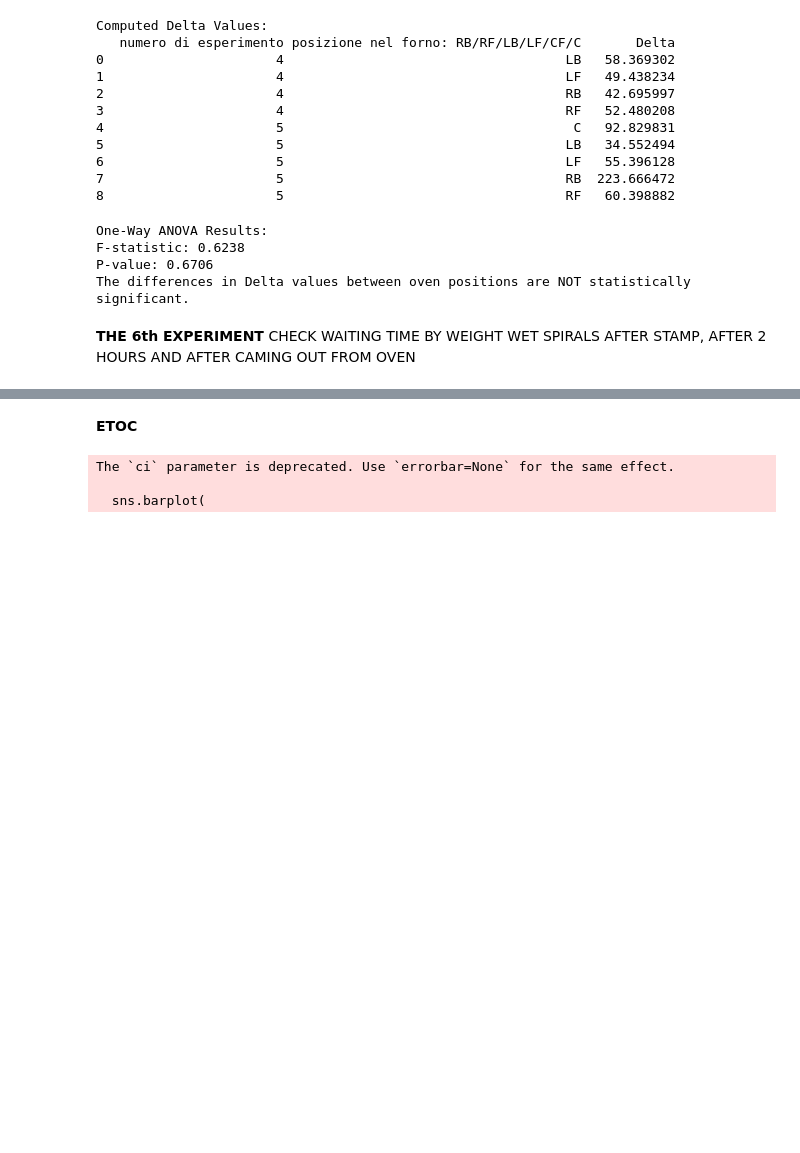
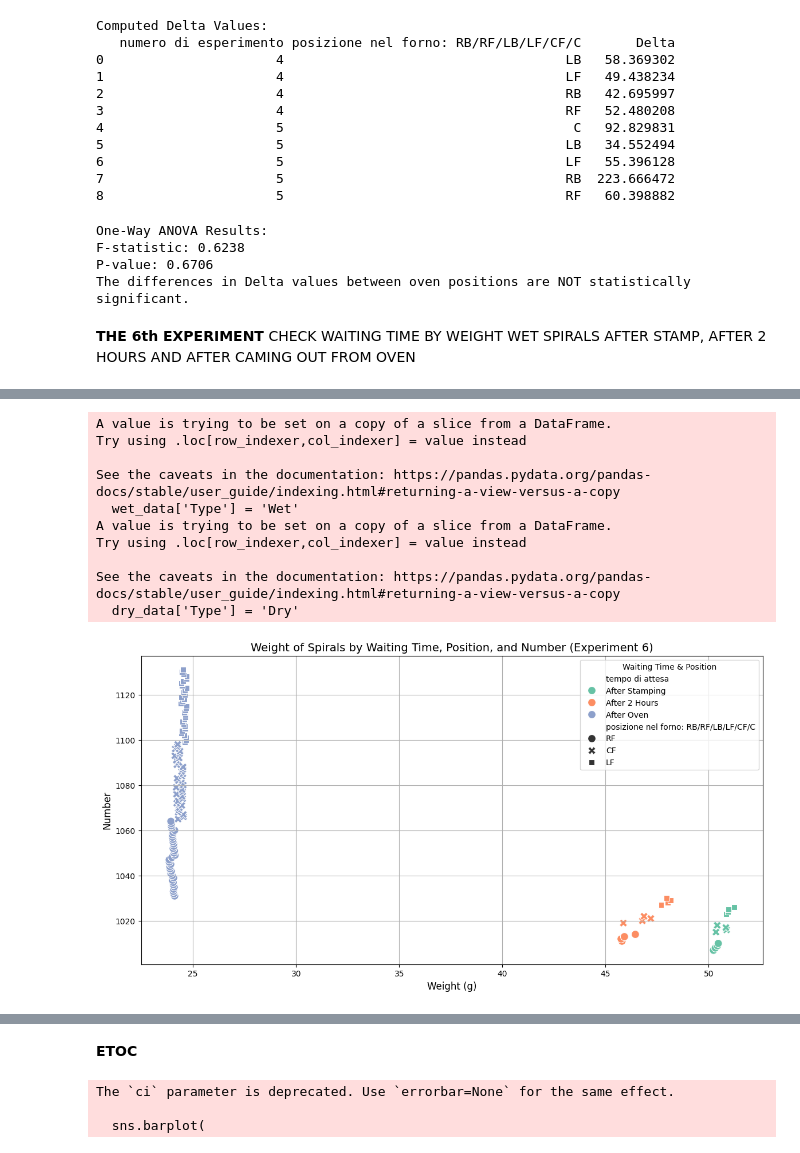
Before and after one commit to MaliheDahmardeh/ZB, a Jupyter notebook: ZB.ipynb, the cells around one changed output, grey strips where cells are left out. Saved outputs shown, nothing was run; the diff lists cells and outputs as text; code cells hidden in the pictures; blank space fills up the shorter version.

```diff
--- a/ZB.ipynb
+++ b/ZB.ipynb
@@ -978,0 +1071,56 @@ The differences in Delta values between oven positions are NOT statistically sig
+# %%
+import pandas as pd
+import matplotlib.pyplot as plt
+import seaborn as sns
+
+# Filter valid rows for Experiment 6
+experiment_6_data = data[data['numero di esperimento'] == 6]
+
+# Clean the 'tempo di attesa' column
+valid_time_values = ['prima', 'dopo 2 ore', 'dopo forno']
+experiment_6_data = experiment_6_data[experiment_6_data['tempo di attesa'].isin(valid_time_values)]
+
+# Map 'tempo di attesa' to readable labels
+time_mapping = {'prima': 'After Stamping', 'dopo 2 ore': 'After 2 Hours', 'dopo forno': 'After Oven'}
+experiment_6_data['tempo di attesa'] = experiment_6_data['tempo di attesa'].map(time_mapping)
+
+# Extract relevant columns for plotting
+wet_data = experiment_6_data[['number', 'peso spirale umida', 'tempo di attesa', 'posizione nel forno: RB/RF/LB/LF/CF/C']]
+dry_data = experiment_6_data[['number', 'peso spirale secca', 'tempo di attesa', 'posizione nel forno: RB/RF/LB/LF/CF/C']]
+
+# Combine wet and dry data for scatter plot
+wet_data['Type'] = 'Wet'
+dry_data['Type'] = 'Dry'
+wet_data = wet_data.rename(columns={'peso spirale umida': 'Weight'})
+dry_data = dry_data.rename(columns={'peso spirale secca': 'Weight'})
+combined_data = pd.concat([wet_data, dry_data])
+
+# Scatter plot of weights
+plt.figure(figsize=(14, 7))
+sns.scatterplot(
+    data=combined_data,
+    x='Weight',
+    y='number',
+    style='posizione nel forno: RB/RF/LB/LF/CF/C',
+    hue='tempo di attesa',
+    palette='Set2',
+    s=100
+)
+plt.title('Weight of Spirals by Waiting Time, Position, and Number (Experiment 6)', fontsize=14)
+plt.xlabel('Weight (g)', fontsize=12)
+plt.ylabel('Number', fontsize=12)
+plt.legend(title='Waiting Time & Position', fontsize=10)
+plt.grid(True)
+plt.show()
+# %% [output]
+A value is trying to be set on a copy of a slice from a DataFrame.
+Try using .loc[row_indexer,col_indexer] = value instead
+
+See the caveats in the documentation: https://pandas.pydata.org/pandas-docs/stable/user_guide/indexing.html#returning-a-view-versus-a-copy
+  wet_data['Type'] = 'Wet'
+A value is trying to be set on a copy of a slice from a DataFrame.
+Try using .loc[row_indexer,col_indexer] = value instead
+
+See the caveats in the documentation: https://pandas.pydata.org/pandas-docs/stable/user_guide/indexing.html#returning-a-view-versus-a-copy
+  dry_data['Type'] = 'Dry'
+[figure, added]
```
Also changed, not shown: parts of 15 cells of this notebook.
